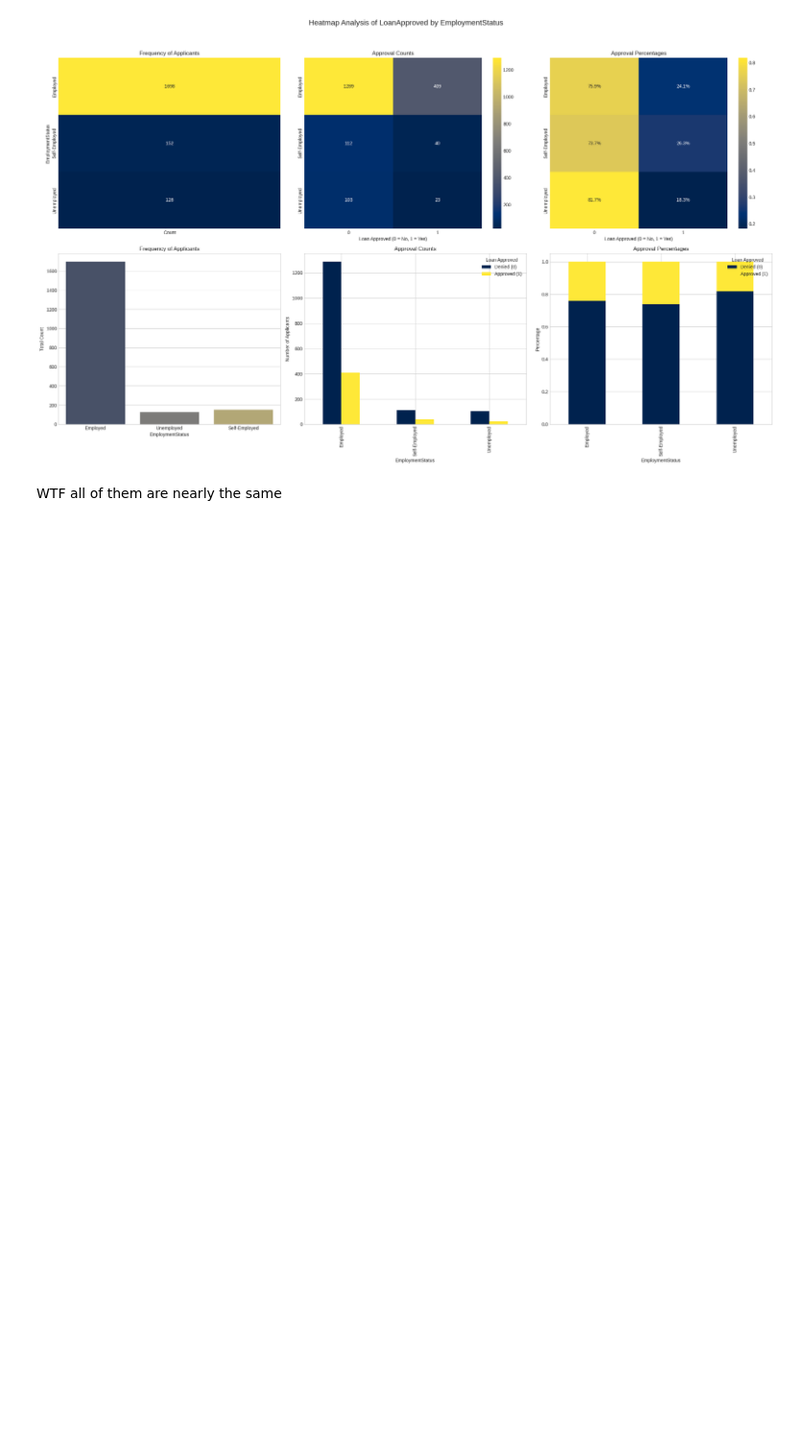
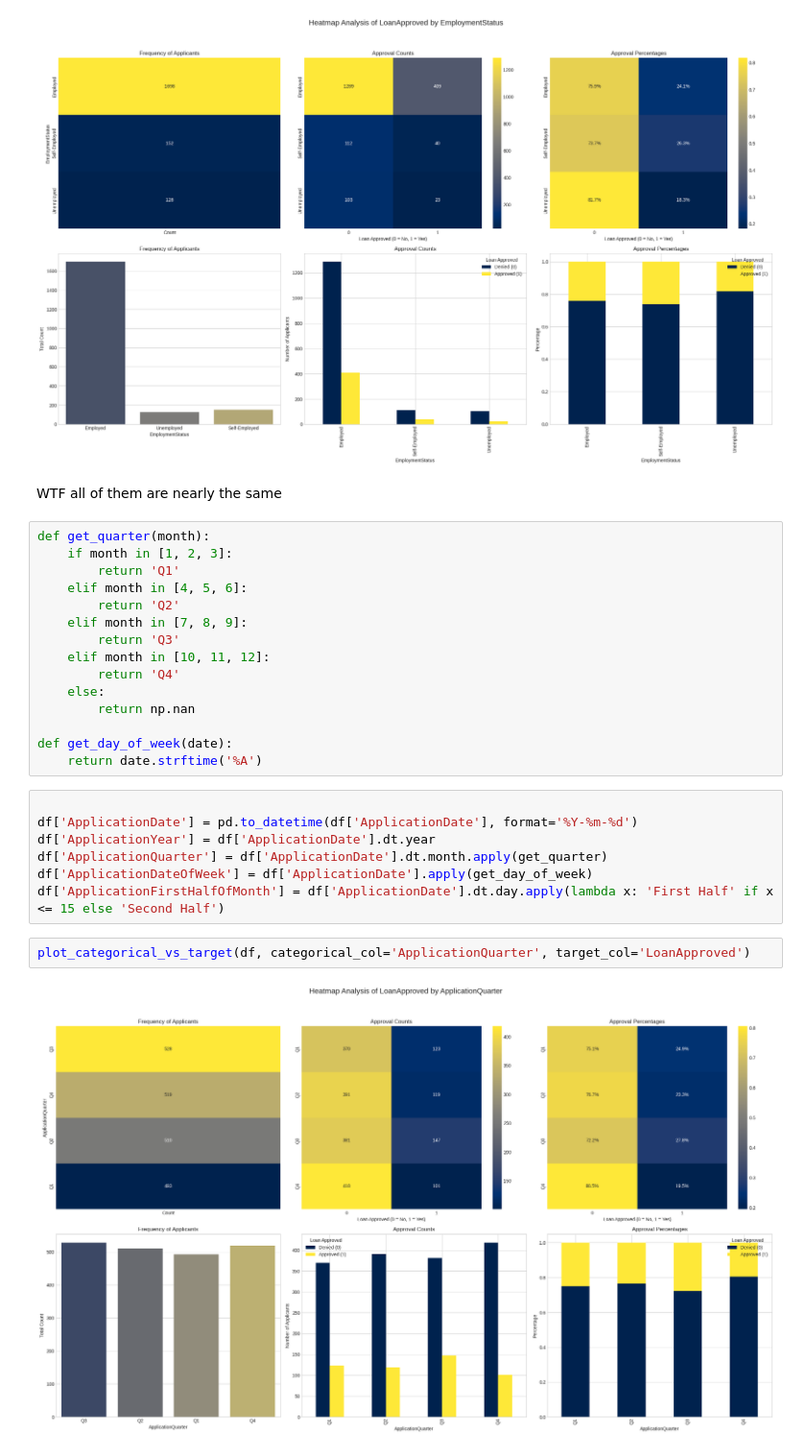
Before and after one commit to KimiyaVahidMotlagh/QBC-DA10-Group4Project1, a Jupyter notebook: DA10_EDA(Arash).ipynb, the cells around one changed output. Shown at 96% size. Drawn from its saved outputs; the diff is of its cells as text; blank space fills up the shorter version.

Commit message:
Some_more_analysis_on_date_and_age_columns

```diff
--- a/DA10_EDA(Arash).ipynb
+++ b/DA10_EDA(Arash).ipynb
@@ -466,3 +447,29 @@ plot_categorical_vs_target(df, categorical_col='EmploymentStatus', target_col='L
 [figure]
 # %% [markdown]
 WTF all of them are nearly the same
+# %%
+def get_quarter(month):
+    if month in [1, 2, 3]:
+        return 'Q1'
+    elif month in [4, 5, 6]:
+        return 'Q2'
+    elif month in [7, 8, 9]:
+        return 'Q3'
+    elif month in [10, 11, 12]:
+        return 'Q4'
+    else:
+        return np.nan
+
+def get_day_of_week(date):
+    return date.strftime('%A')
+# %%
+
+df['ApplicationDate'] = pd.to_datetime(df['ApplicationDate'], format='%Y-%m-%d')
+df['ApplicationYear'] = df['ApplicationDate'].dt.year
+df['ApplicationQuarter'] = df['ApplicationDate'].dt.month.apply(get_quarter)
+df['ApplicationDateOfWeek'] = df['ApplicationDate'].apply(get_day_of_week)
+df['ApplicationFirstHalfOfMonth'] = df['ApplicationDate'].dt.day.apply(lambda x: 'First Half' if x <= 15 else 'Second Half')
+# %%
+plot_categorical_vs_target(df, categorical_col='ApplicationQuarter', target_col='LoanApproved')
+# %% [output]
+[figure, added]
```
Also changed, not shown: parts of 12 cells of this notebook.
